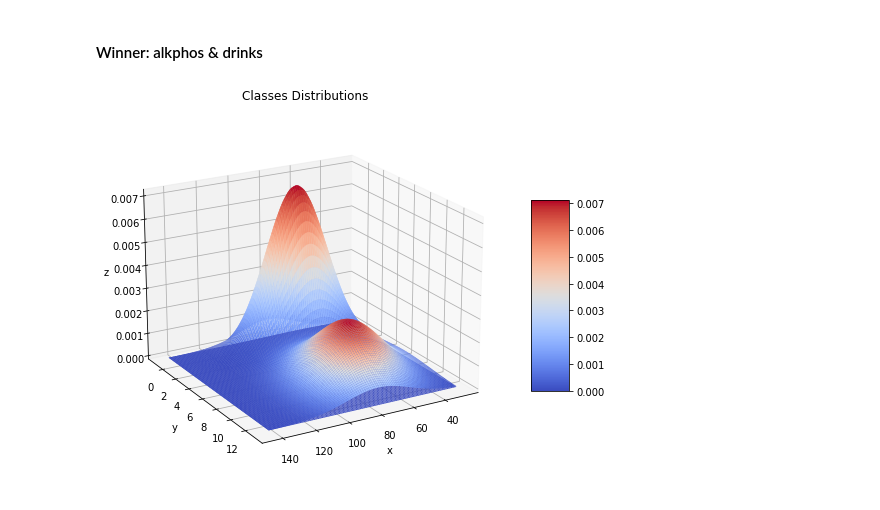
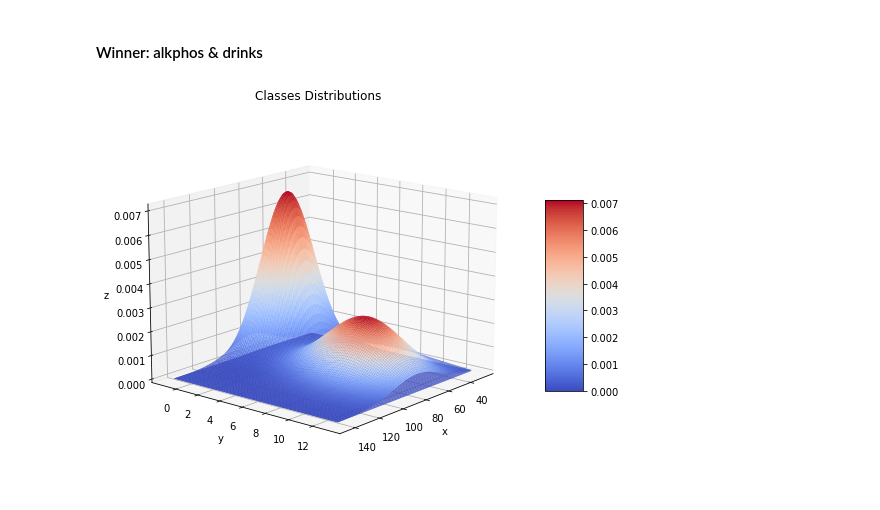
Before and after one commit to nahbos/AUT-Pattern-Recognition, a Jupyter notebook: SPR_HW2/EX02_Q5.ipynb, the cells around one changed output. Saved outputs shown, nothing was run; the diff lists cells and outputs as text; code cells hidden in the pictures.

```diff
--- a/SPR_HW2/EX02_Q5.ipynb
+++ b/SPR_HW2/EX02_Q5.ipynb
@@ -307,7 +307,10 @@ mean, cov = [temp[0][0], temp[1][0]], [temp[0][1], temp[1][1]]
 
 addic = []
 noAddic = []
+boundry = []
 for i in range(xx.shape[0]):
     for j in range(xx.shape[0]):
-        addic.append(cal_probability_density(mean[0], cov[0], pd.DataFrame([xx[i][j], yy[i][j]]).T))
-        noAddic.append(cal_probability_density(mean[1], cov[1], pd.DataFrame([xx[i][j], yy[i][j]]).T))
+        ad = cal_probability_density(mean[0], cov[0], pd.DataFrame([xx[i][j], yy[i][j]]).T)
+        noAD = cal_probability_density(mean[1], cov[1], pd.DataFrame([xx[i][j], yy[i][j]]).T)
+        addic.append(ad)
+        noAddic.append(noAD)
@@ -314,16 +319,22 @@ for i in range(xx.shape[0]):
 # %%
 addic = np.reshape(np.array(addic), xx.shape)
 noAddic = np.reshape(np.array(noAddic), xx.shape)
+# %%
+z = (70 + 0*yy - 1*xx) / 10000
 # %%
 fig = plt.figure(figsize=(13, 7))
 ax = plt.axes(projection='3d')
-for distri in [addic, noAddic]:
-    surf = ax.plot_surface(xx, yy, distri, rstride=1, cstride=1, cmap='coolwarm', edgecolor='none')
+for distri in [z, addic, noAddic]:
+    if distri is z:
+        zz = np.arange(0, 0.005,0.0000005).reshape(100, 100)
+#         surf = ax.plot_surface(xx, 3.5, 0.0003*yy, rstride=1, cstride=1, cmap=cm.Greens, edgecolor='none')
+    else:
+        surf = ax.plot_surface(xx, yy, distri, rstride=1, cstride=1, cmap='coolwarm', edgecolor='none')
 ax.set_xlabel('x')
 ax.set_ylabel('y')
 ax.set_zlabel('z')
 ax.set_title('Classes Distributions')
 fig.colorbar(surf, shrink=0.5, aspect=5)
-ax.view_init(20, 60)
+ax.view_init(15, 40)#20, 7
 # %% [output]
-[figure, old version]
+[figure, new version]
```
Also changed, not shown: parts of 3 cells of this notebook.
